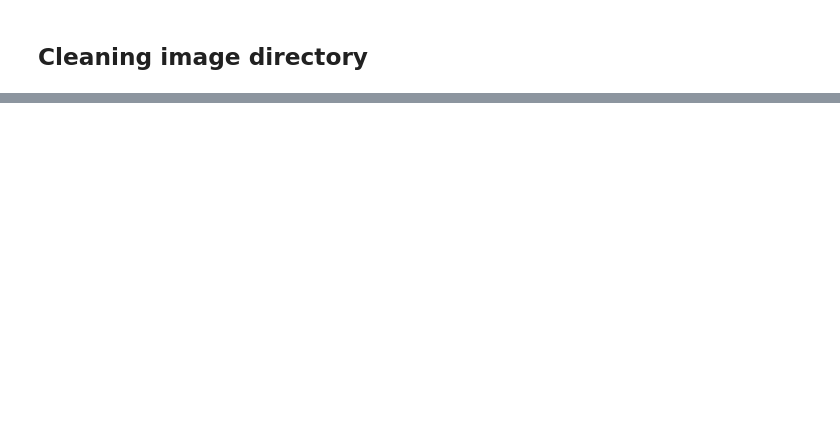
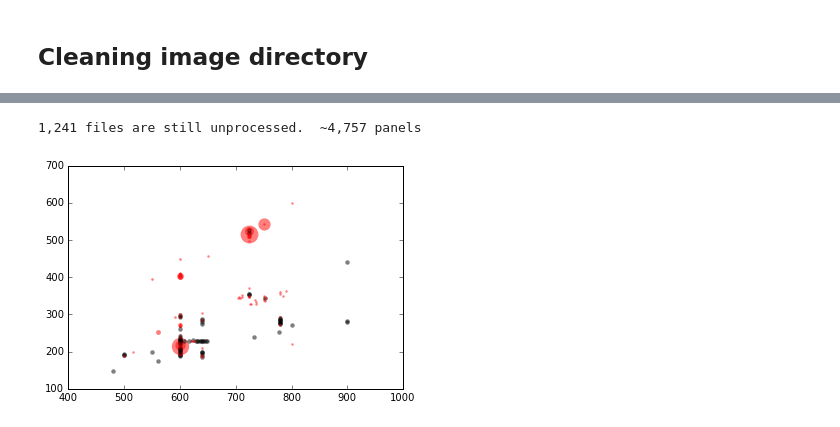
Before and after one commit to ajmendez/deepDilbert, a Jupyter notebook: notebook/20161124_panels.ipynb, the cells around one changed output, grey strips where cells are left out. Cells and saved outputs as stored; diff of their text form; code cells hidden in the pictures; blank space fills up the shorter version.

```diff
--- a/notebook/20161124_panels.ipynb
+++ b/notebook/20161124_panels.ipynb
@@ -238,0 +253,17 @@ for j,((height,width),filenames) in enumerate(sorted(simplesizes.items(), key=la
+# %%
+nbad = 0
+heights,widths = [],[]
+for j,((height,width),filenames) in enumerate(sorted(simplesizes.items(), key=lambda x: -len(x[-1]))):
+    badfilename = '/Users/ajmendez/data/dilbert/stacks_bad/stack_{:03d}.fig.png'.format(j)
+    if os.path.exists(badfilename):
+        nbad += len(filenames)
+        plt.scatter(width,height, s=len(filenames)+5, lw=0, alpha=0.5, color='r')
+    else:
+        heights.append(height)
+        widths.append(width)
+        plt.scatter(width,height, lw=0, alpha=0.5, color='k')
+heights,widths = map(np.array, (heights,widths))
+print('{:,d} files are still unprocessed.  ~{:0,.0f} panels'.format(nbad, nbad*(3*5/6 + 8*1/6)))
+# %% [output]
+1,241 files are still unprocessed.  ~4,757 panels
+[figure, added]
```
Also changed, not shown: parts of 5 cells of this notebook, 1 other file.
